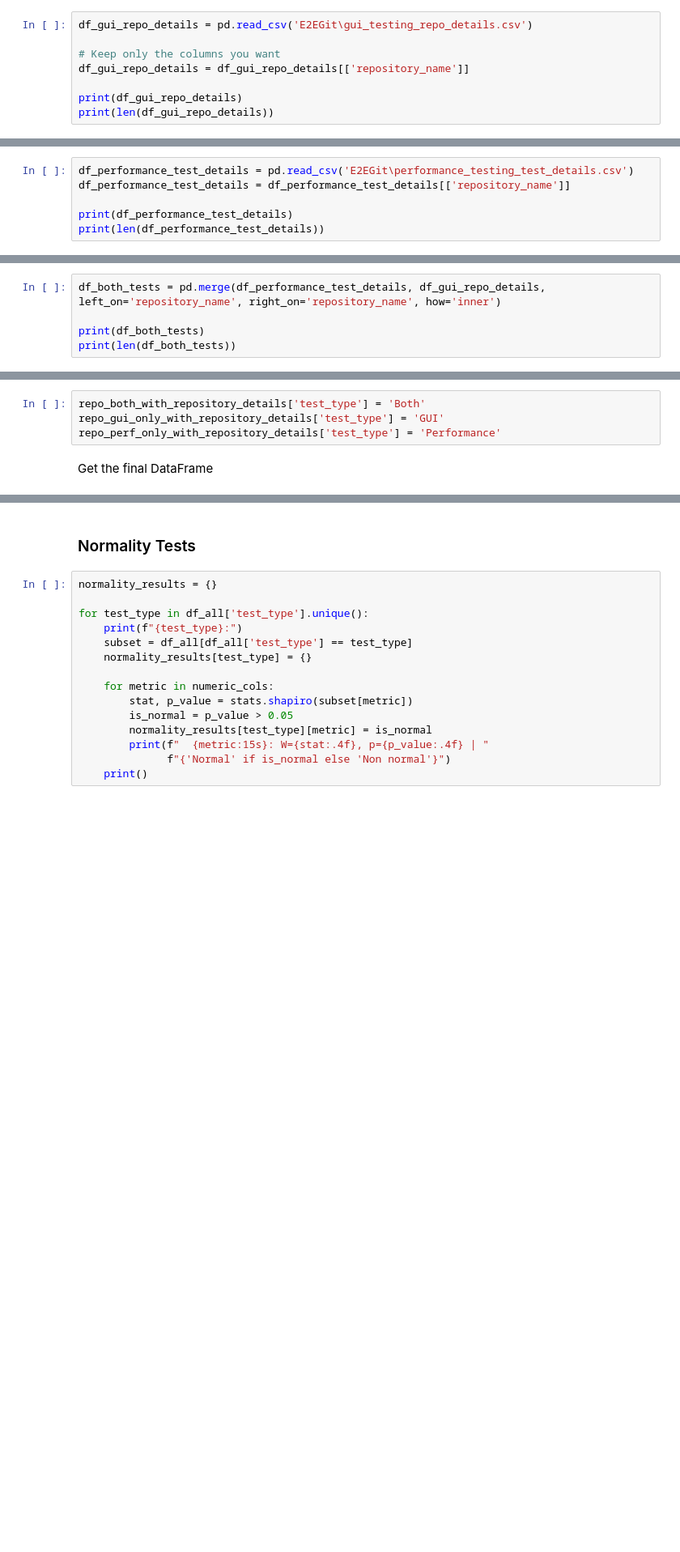
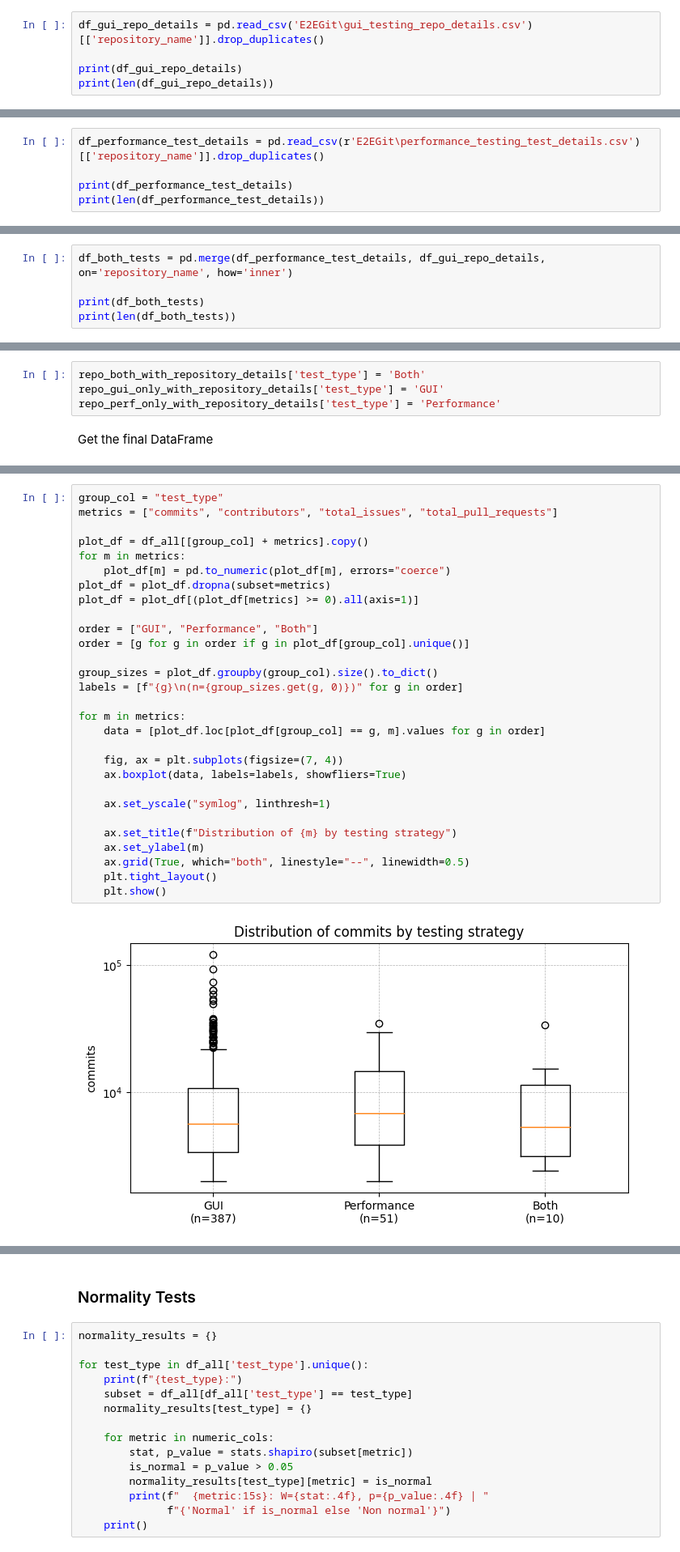
Before and after one commit to andreea-sindrilaru/2IMP40-E2EGitAnalysis, a Jupyter notebook: E2EGitAnalysis RQ2.ipynb, the cells around one changed output, grey strips where cells are left out. Shown at 81% size. Drawn from its saved outputs; the diff is of its cells as text; blank space fills up the shorter version.

```diff
--- a/E2EGitAnalysis RQ2.ipynb
+++ b/E2EGitAnalysis RQ2.ipynb
@@ -52,10 +102,7 @@ print(len(df_repository))
 # %% [markdown]
 Load GUI details CSV
 # %%
-df_gui_repo_details = pd.read_csv('E2EGit\gui_testing_repo_details.csv')
-
-# Keep only the columns you want
-df_gui_repo_details = df_gui_repo_details[['repository_name']]
+df_gui_repo_details = pd.read_csv('E2EGit\gui_testing_repo_details.csv')[['repository_name']].drop_duplicates()
 
 print(df_gui_repo_details)
 print(len(df_gui_repo_details))
@@ -62,8 +125,7 @@ print(len(df_gui_repo_details))
 # %% [markdown]
 Load performance details CSV
 # %%
-df_performance_test_details = pd.read_csv('E2EGit\performance_testing_test_details.csv')
-df_performance_test_details = df_performance_test_details[['repository_name']]
+df_performance_test_details = pd.read_csv(r'E2EGit\performance_testing_test_details.csv')[['repository_name']].drop_duplicates()
 
 print(df_performance_test_details)
 print(len(df_performance_test_details))
@@ -70,7 +148,7 @@ print(len(df_performance_test_details))
 # %% [markdown]
 Merge performance with GUI testing to get repositories that implement both
 # %%
-df_both_tests = pd.merge(df_performance_test_details, df_gui_repo_details, left_on='repository_name', right_on='repository_name', how='inner')
+df_both_tests = pd.merge(df_performance_test_details, df_gui_repo_details, on='repository_name', how='inner')
 
 print(df_both_tests)
 print(len(df_both_tests))
@@ -118,0 +275,31 @@ print(len(df_all))
+# %%
+group_col = "test_type"
+metrics = ["commits", "contributors", "total_issues", "total_pull_requests"]
+
+plot_df = df_all[[group_col] + metrics].copy()
+for m in metrics:
+    plot_df[m] = pd.to_numeric(plot_df[m], errors="coerce")
+plot_df = plot_df.dropna(subset=metrics)
+plot_df = plot_df[(plot_df[metrics] >= 0).all(axis=1)]
+
+order = ["GUI", "Performance", "Both"]
+order = [g for g in order if g in plot_df[group_col].unique()]
+
+group_sizes = plot_df.groupby(group_col).size().to_dict()
+labels = [f"{g}\n(n={group_sizes.get(g, 0)})" for g in order]
+
+for m in metrics:
+    data = [plot_df.loc[plot_df[group_col] == g, m].values for g in order]
+
+    fig, ax = plt.subplots(figsize=(7, 4))
+    ax.boxplot(data, labels=labels, showfliers=True)
+
+    ax.set_yscale("symlog", linthresh=1)
+
+    ax.set_title(f"Distribution of {m} by testing strategy")
+    ax.set_ylabel(m)
+    ax.grid(True, which="both", linestyle="--", linewidth=0.5)
+    plt.tight_layout()
+    plt.show()
+# %% [output]
+[figure, added]
```
Also changed, not shown: parts of 18 cells of this notebook, 2 other files.
